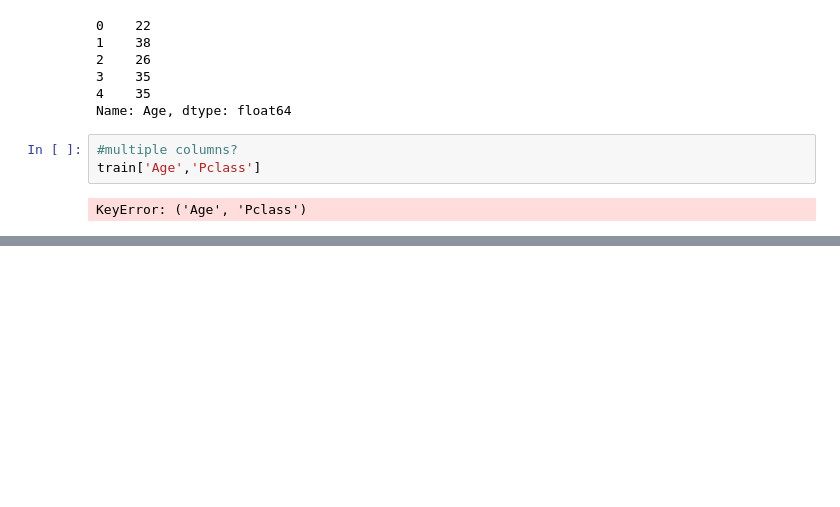
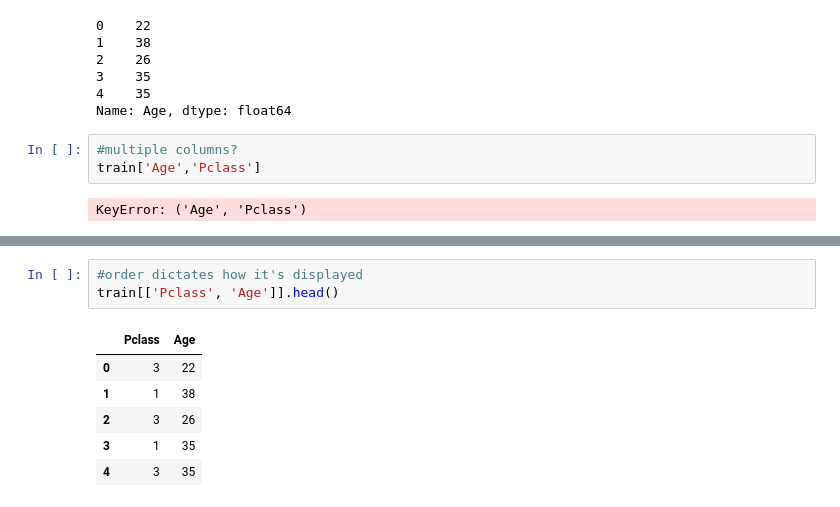
Before and after one commit to story645/ccny_software_carpentary, a Jupyter notebook: afternoon_session.ipynb, the cells around one changed output, grey strips where cells are left out. Cells and saved outputs as stored; diff of their text form; blank space fills up the shorter version.

```diff
--- a/afternoon_session.ipynb
+++ b/afternoon_session.ipynb
@@ -163,0 +174,10 @@ KeyError: ('Age', 'Pclass')
+# %%
+#order dictates how it's displayed
+train[['Pclass', 'Age']].head()
+# %% [output]
+|  | Pclass | Age |
+| 0 | 3 | 22 |
+| 1 | 1 | 38 |
+| 2 | 3 | 26 |
+| 3 | 1 | 35 |
+| 4 | 3 | 35 |
```
Also changed, not shown: parts of 17 cells of this notebook.
